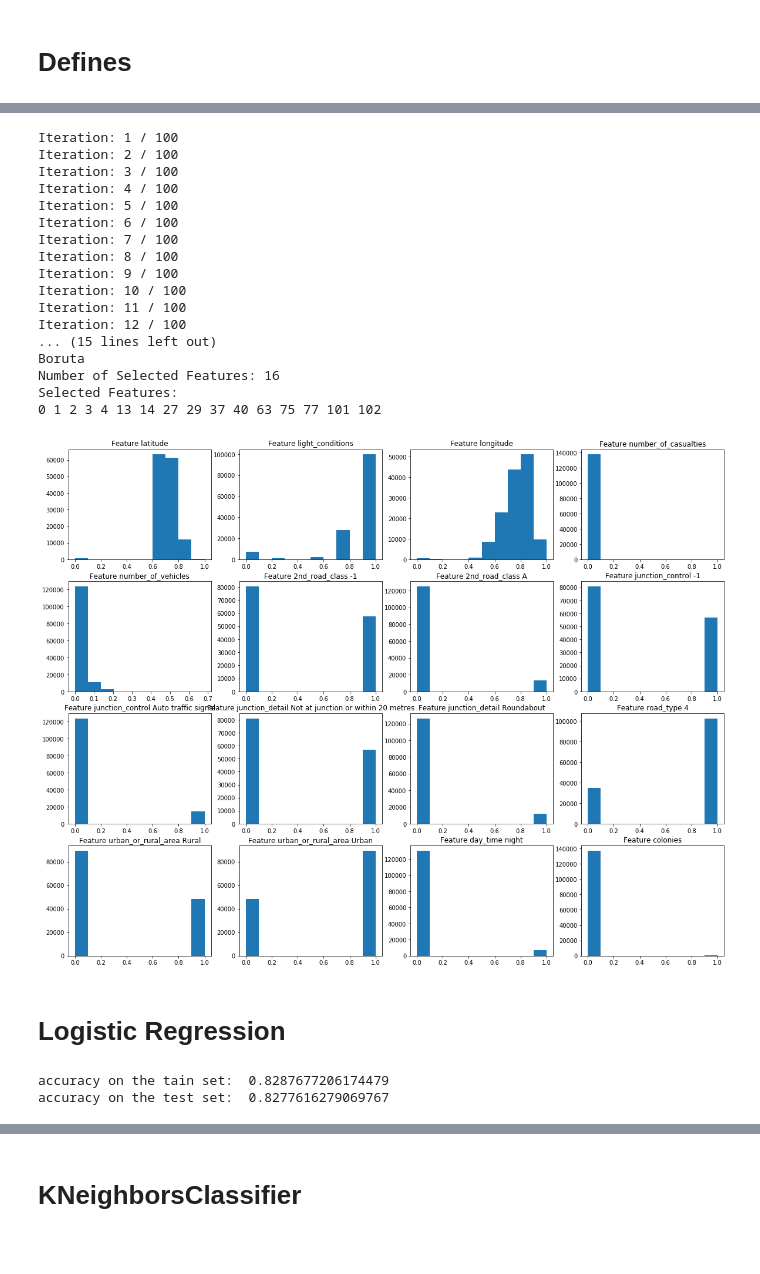
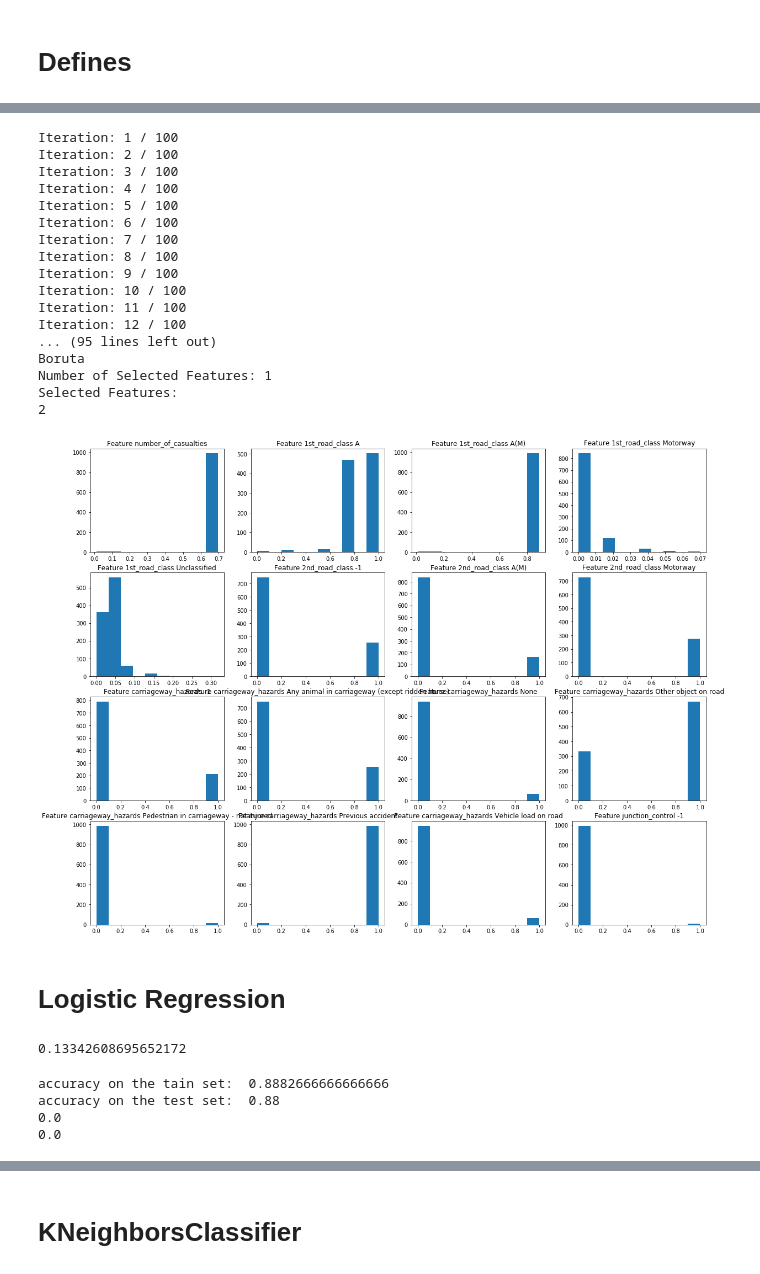
Before and after one commit to Safe-ly/HACK-UPC-ML, a Jupyter notebook: Model Selection.ipynb, the cells around one changed output, grey strips where cells are left out. Drawn from its saved outputs; the diff is of its cells as text; code cells hidden in the pictures; blank space fills up the shorter version.

Commit message:
DTC - selected params

```diff
--- a/Model Selection.ipynb
+++ b/Model Selection.ipynb
@@ -134,5 +138,5 @@ Selected Feaures:
 # %%
-features_boruta = boruta_feature_selection(x_train, y_train)
+features_boruta = boruta_feature_selection(X_train, Y_train)
 # %% [output]
 Iteration: 1 / 100
 Iteration: 2 / 100
@@ -146,8 +150,8 @@ Iteration: 9 / 100
 Iteration: 10 / 100
 Iteration: 11 / 100
 Iteration: 12 / 100
-... (15 lines left out)
+... (95 lines left out)
 Boruta
-Number of Selected Features: 16
+Number of Selected Features: 1
 Selected Features:
-0 1 2 3 4 13 14 27 29 37 40 63 75 77 101 102
+2
@@ -156,12 +165,15 @@ features = features_boruta
 # %%
-x_train_sel = x_train_df.iloc[:, features]
-x_train, x_test, y_train, y_test = train_test_split(x_train_sel,y_df,test_size=0.25)
+col_names = X_train_df.iloc[:, features].columns
+X_train_sel = X_train[:, features]
+x_train, x_test, y_train, y_test = train_test_split(X_train_sel,
+                                                    Y_train,
+                                                    test_size=0.25)
 # %%
 fig = plt.figure(figsize=(20, 20))
 
-for i in range(len(x_train_sel.columns)):
+for i in range(16):
     fig.add_subplot(5, 4, i + 1)
-    plt.hist(x_train_sel.iloc[:, i])
-    plt.title(f"Feature {x_train_sel.columns[i]}")
+    plt.hist(x_train_sel[:, i])
+    plt.title(f"Feature {col_names[i]}")
 # %% [output]
-[figure, old version]
+[figure, new version]
@@ -168,5 +182,9 @@ for i in range(len(x_train_sel.columns)):
 # %% [markdown]
 # Logistic Regression
+# %%
+x_train.mean()
+# %% [output]
+0.13342608695652172
 # %%
 logregPipe = Pipeline([('scaler', StandardScaler()),
                        ('logreg', LogisticRegression(random_state=123))])
@@ -174,7 +192,11 @@ _ = logregPipe.fit(x_train, y_train)
 # %%
 print('accuracy on the tain set: ', logregPipe.score(x_train, y_train))
 print('accuracy on the test set: ', logregPipe.score(x_test, y_test))
+print(f1_score(y_train, logregPipe.predict(x_train)))
+print(f1_score(y_test, logregPipe.predict(x_test)))
 # %% [output]
-accuracy on the tain set:  0.8287677206174479
-accuracy on the test set:  0.8277616279069767
+accuracy on the tain set:  0.8882666666666666
+accuracy on the test set:  0.88
+0.0
+0.0
 # %%
```
Also changed, not shown: parts of 48 cells of this notebook.
